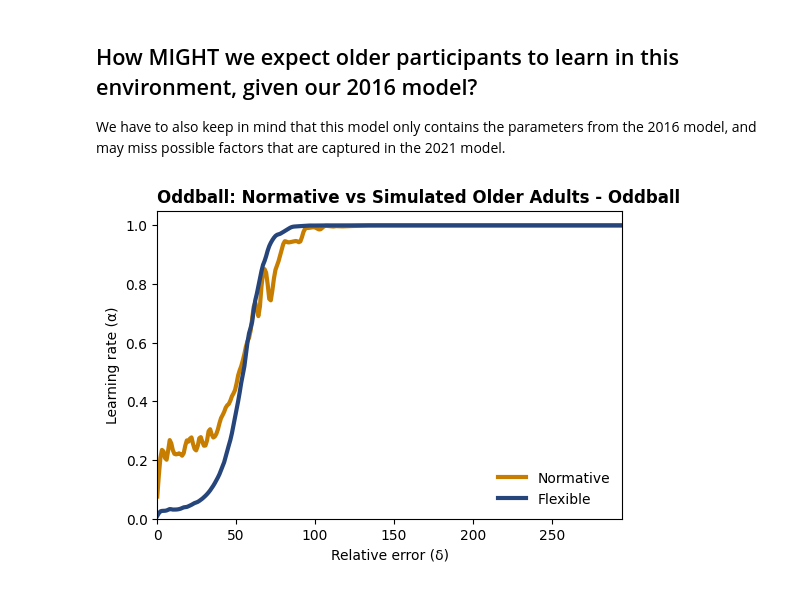
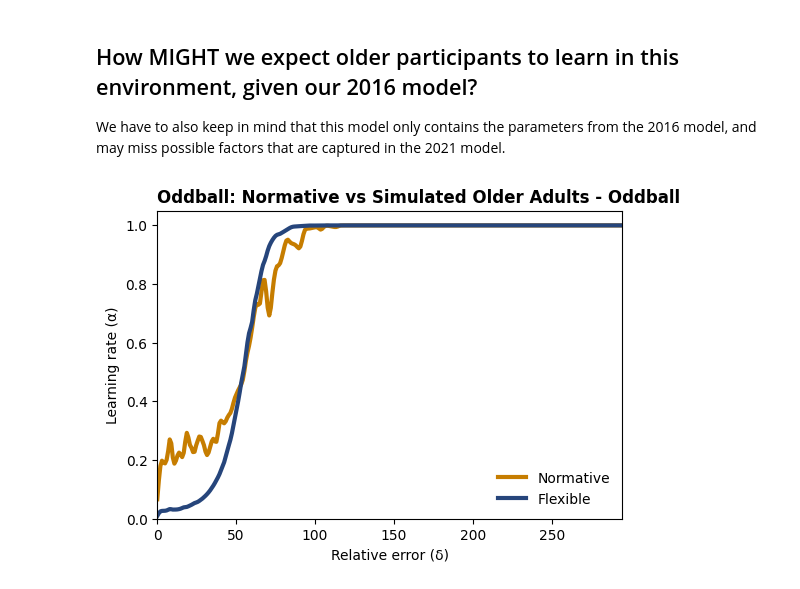
Before and after one commit to asukakuwahara/Nassar_et_al_2016, a Jupyter notebook: Nassar_2016_Norm,_Flex,_and_Demo_Rough.ipynb, the cells around one changed output. Drawn from its saved outputs; the diff is of its cells as text; code cells hidden in the pictures.

```diff
--- a/Nassar_2016_Norm,_Flex,_and_Demo_Rough.ipynb
+++ b/Nassar_2016_Norm,_Flex,_and_Demo_Rough.ipynb
@@ -530,0 +553,4 @@ display(flex_model_hazard)
+# %%
+low_hazard_rate_model = NormativeBaseModel(X, sigma_seq, H=0.001, mu=mu)
+low_hazard_rate_model_results = low_hazard_rate_model.run()
+display(low_hazard_rate_model_results)
@@ -576,10 +616,10 @@ plt.show()
 # Learning Rate Trajectories Compared to the Normative Model
 # %%
 all_models = [
-    normative_model,
-    flex_model_surprise,
-    flex_model_hazard,
-    flex_model_uncertainty
+    normative_model_results,
+    surprise_insensitive_model_results,
+    low_hazard_rate_model_results,
+    uncertainty_underestimate_results,
 ]
 
 max_pe = max(np.abs(m['PredictionError']).max() for m in all_models)
@@ -597,8 +637,8 @@ def sorted_interp(model, delta_vals, smooth_sigma=1):
     return gaussian_filter1d(interp_y, sigma=smooth_sigma)
 
 # ---- 3. Compute curves ----
-alpha_norm = sorted_interp(normative_model, delta_vals)
-alpha_surprise = sorted_interp(flex_model_surprise, delta_vals)
+alpha_norm = sorted_interp(normative_model_results, delta_vals)
+alpha_surprise = sorted_interp(surprise_insensitive_model_results, delta_vals)
 alpha_hazard = sorted_interp(flex_model_hazard, delta_vals)
 alpha_uncertainty = sorted_interp(flex_model_uncertainty, delta_vals)
 
@@ -763,7 +803,8 @@ Oddball trials: [10 18 19 27 35 50 55 59 67 68]... (showing first 10)
 
 # mu_oddball, X_oddball, sigma_seq_oddball, is_oddball = generate_oddball_environment()
 # %%
-norm_in_oddball = run_normative_model_df(X_oddball, sigma_seq_oddball, H=0.125)
+norm_oddball = NormativeBaseModel(X_oddball, sigma_seq_oddball, mu=mu_oddball)
+norm_oddball_results = norm_oddball.run()
 
 plt.figure(figsize=(5, 4))
 plt.plot(delta_vals, alpha_norm, color=colors['normative'], linewidth=3, label='Normative')
@@ -783,44 +824,45 @@ plt.show()
 
 We have to also keep in mind that this model only contains the parameters from the 2016 model, and may miss possible factors that are captured in the 2021 model.
 # %%
-older_in_oddball = run_flexible_model(X_oddball, sigma_seq_oddball, fixed_uncertainty_scale=10, fixed_hazard_rate = 0.125)
+older_oddball = NormativeBaseModel(X_oddball, sigma_seq_oddball, uncertainty_scale=10, H = 0.125)
+older_oddball_results = older_oddball.run()
 # %%
 # ---- 1. Prepare delta_vals ----
 max_pe = max(
-    np.abs(norm_in_oddball['PredictionError']).max(),
-    np.abs(older_in_oddball['PredictionError']).max()
+    np.abs(norm_oddball_results['PredictionError']).max(),
+    np.abs(older_oddball_results['PredictionError']).max()
 )
 delta_vals = np.linspace(0, max_pe, 300)  # smooth range
 
 # ---- 2. Helper for sorting + interpolation + smoothing ----
 def sorted_interp(model, delta_vals, smooth_sigma=1):
     idx = np.argsort(np.abs(model['PredictionError']))
     x = np.abs(model['PredictionError'].values[idx])
     y = model['LearningRate'].values[idx]
     interp_y = np.interp(delta_vals, x, y)
     return gaussian_filter1d(interp_y, sigma=smooth_sigma)
 
 # ---- 3. Compute curves ----
-alpha_norm = sorted_interp(norm_in_oddball, delta_vals)
-alpha_flex = sorted_interp(older_in_oddball, delta_vals)
+alpha_norm = sorted_interp(norm_oddball_results, delta_vals)
+alpha_flex = sorted_interp(older_oddball_results, delta_vals)
 
 # ---- 4. Plot ----
 colors = {
     'normative': '#c67d00',  # warm gold
     'variant': '#26457b'     # dark blue
 }
 
 plt.figure(figsize=(6, 4))
 plt.plot(delta_vals, alpha_norm, color=colors['normative'], linewidth=3, label='Normative')
 plt.plot(delta_vals, alpha_flex, color=colors['variant'], linewidth=3, label='Flexible')
 plt.title("Oddball: Normative vs Simulated Older Adults - Oddball", loc='left', fontsize=12, fontweight='bold')
 plt.xlabel("Relative error (δ)")
 plt.ylabel("Learning rate (α)")
 plt.xlim(0, max_pe)
 plt.ylim(0, 1.05)
 plt.legend(frameon=False)
 plt.tick_params(direction='out')
 plt.grid(False)
 plt.show()
 # %% [output]
-[figure, old version]
+[figure, new version]
```
Also changed, not shown: parts of 19 cells of this notebook.
